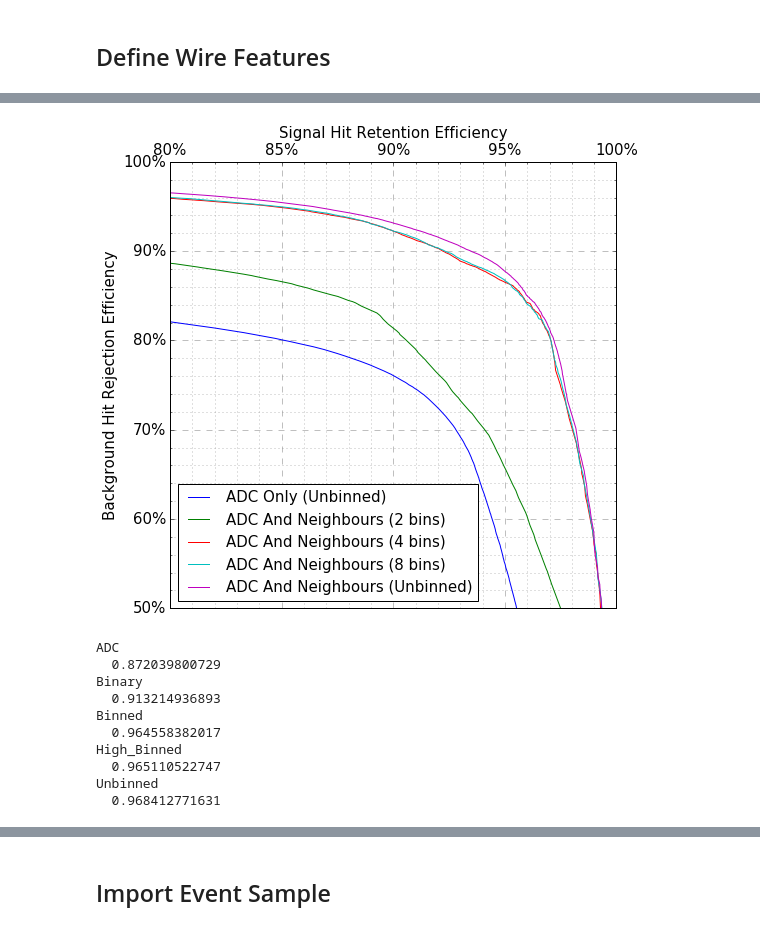
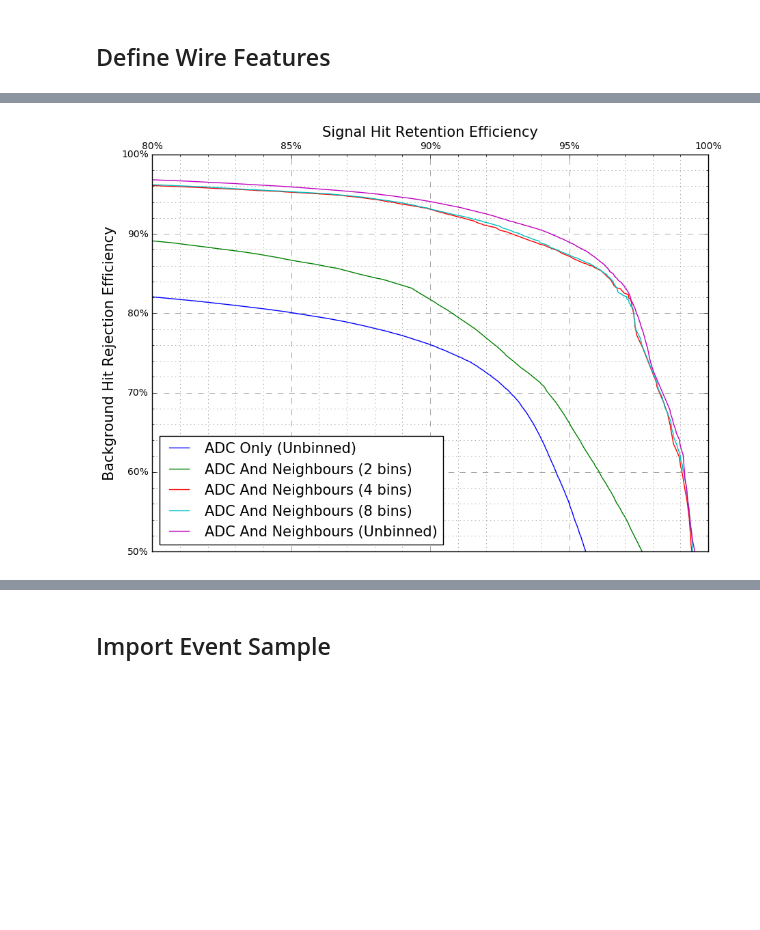
Before and after one commit to ewengillies/track-finding-yandex, a Jupyter notebook: notebooks/BonsaiBDT.ipynb, the cells around one changed output, grey strips where cells are left out. Drawn from its saved outputs; the diff is of its cells as text; code cells hidden in the pictures; blank space fills up the shorter version.

```diff
--- a/notebooks/BonsaiBDT.ipynb
+++ b/notebooks/BonsaiBDT.ipynb
@@ -398,23 +339,23 @@ train_cdc_flat_id = train.cdc.get_measurement(train.cdc.flat_name, events=evt_sa
 def get_data_frame(samp, events):
     flat_ids = samp.cdc.get_measurement(samp.cdc.flat_name, events=events).astype(int)
     return DataFrame(np.vstack(
-                        get_measurment_and_neighbours(samp.cdc, samp.cdc.edep_name, events,
+                   data_get_measurment_and_neighbours(samp.cdc, samp.cdc.edep_name, events,
                                                       digitize=True, bins=[100], default=1) +\
-                        get_measurment_and_neighbours(samp.cdc, samp.cdc.edep_name, events,
+                   data_get_measurment_and_neighbours(samp.cdc, samp.cdc.edep_name, events,
                                                       digitize=True, bins=[1, 31.5, 100],
                                                       default=0) +\
-                        get_measurment_and_neighbours(samp.cdc, samp.cdc.edep_name, events,
+                   data_get_measurment_and_neighbours(samp.cdc, samp.cdc.edep_name, events,
                                                       digitize=True, bins=[1.0000, 3.150,
                                                                            10.000, 31.50,
                                                                            100.00, 315.0,
                                                                            1000.0],
                                                       default=0) +\
-                        get_measurment_and_neighbours(samp.cdc, samp.cdc.edep_name, events) +\
+                   data_get_measurment_and_neighbours(samp.cdc, samp.cdc.edep_name, events) +\
                         [recbe_positions["BoardID" ][flat_ids]] +\
                         [recbe_positions["BrdLayID"][flat_ids]] +\
                         [samp.cdc.geom.get_layers(flat_ids)]).T, columns=all_features)
 # %%
 # Train the classifier
-factory.fit(get_data_frame(train, evt_samp[0]),
-            train.cdc.get_measurement(train.cdc.hit_type_name, events=evt_samp[0]))
+factory.fit(get_data_frame(train_s, evt_samp[0]),
+            train_s.cdc.get_measurement(train_s.cdc.hit_type_name, events=evt_samp[0]))
 # %% [output]
@@ -451,5 +385,5 @@ test_cdc_flat_id = test.cdc.get_measurement(test.cdc.flat_name, events=test_evt_
 # %%
 # Test the classifier
 bbdt_diagnostics = \
-    factory.test_on(get_data_frame(test, test_evt_samp[0]),
-                    test.cdc.get_measurement(test.cdc.hit_type_name, events=test_evt_samp[0]))
+    factory.test_on(get_data_frame(test_s, test_s_evt_samp[0]),
+                    test_s.cdc.get_measurement(test_s.cdc.hit_type_name, events=test_s_evt_samp[0]))
@@ -476,6 +402,7 @@ show()
 # %%
-plot_set_font()
-figsize(8, 8)
+f_size = 10
+plot_set_font(size=f_size)
+figsize(7*1.5, 5*1.5)
 curve_dict = dict()
 
 cla_dict = {}
@@ -484,31 +411,32 @@ cla_dict["Binary"] = "ADC And Neighbours (2 bins)"
 cla_dict["Binned"] = "ADC And Neighbours (4 bins)"
 cla_dict["High_Binned"] = "ADC And Neighbours (8 bins)"
 cla_dict["Unbinned"] = "ADC And Neighbours (Unbinned)"
+threshold_dict = {}
 
-plot_roc_curve(test.cdc.get_measurement(test.cdc.hit_type_name, events=test_evt_samp[0]),
-               1.0/np.log10(test.cdc.get_measurement(test.cdc.edep_name, events=test_evt_samp[0])),
-         label="ADC Only (Unbinned)",
-         zoom=True,
-         zoom_x_lims=[80,100],
-         zoom_y_lims=[50,100],
-         datum_label="Hit")
 
 for cla in factory.keys():
+    pred = None
     if cla == "ADC":
-        continue
-    plot_roc_curve(test.cdc.get_measurement(test.cdc.hit_type_name, events=test_evt_samp[0]),
-             bbdt_diagnostics.prediction[cla][:,1],
-             label=cla_dict[cla],
-             zoom=True,
-             zoom_x_lims=[80,100],
-             zoom_y_lims=[50,100],
-             datum_label="Hit")
+        pred =  1.0/np.log10(test_s.cdc.get_measurement(test_s.cdc.edep_name, events=test_s_evt_samp[0]))
+    else:
+        pred = bbdt_diagnostics.prediction[cla][:,1]
+    plot_roc_curve(bbdt_diagnostics.target,
+                   pred,
+                   label=cla_dict[cla],
+                   zoom=True,
+                   zoom_x_lims=[80,100],
+                   zoom_y_lims=[50,100],
+                   datum_label="Hit")
 
+    print cla
+    print "  {}".format(roc_auc_score(bbdt_diagnostics.target,
+                                      pred))
+    curve = roc_curve(bbdt_diagnostics.target,
+                                pred)
+    print "  {}".format(np.array(curve).shape)
+    curve_dict[cla] = curve
+    threshold_dict[cla] = curve[2][np.argmin( np.abs(curve[1] - 0.80))]
+
+pprint(threshold_dict)
 plt.show()
-for key, preds in bbdt_diagnostics.prediction.iteritems():
-    print key
-    print "  {}".format(roc_auc_score(test.cdc.get_measurement(test.cdc.hit_type_name,
-                                                               events=test_evt_samp[0]), preds[:,1]))
-    curve_dict[key] = roc_curve(test.cdc.get_measurement(test.cdc.hit_type_name, events=test_evt_samp[0])
-                                , preds[:,1])
 # %% [output]
@@ -515,11 +463 @@ for key, preds in bbdt_diagnostics.prediction.iteritems():
-[figure, old version]
+[figure, new version]
-ADC
-  0.872039800729
-Binary
-  0.913214936893
-Binned
-  0.964558382017
-High_Binned
-  0.965110522747
-Unbinned
-  0.968412771631
```
Also changed, not shown: parts of 47 cells of this notebook, 5 other files.
